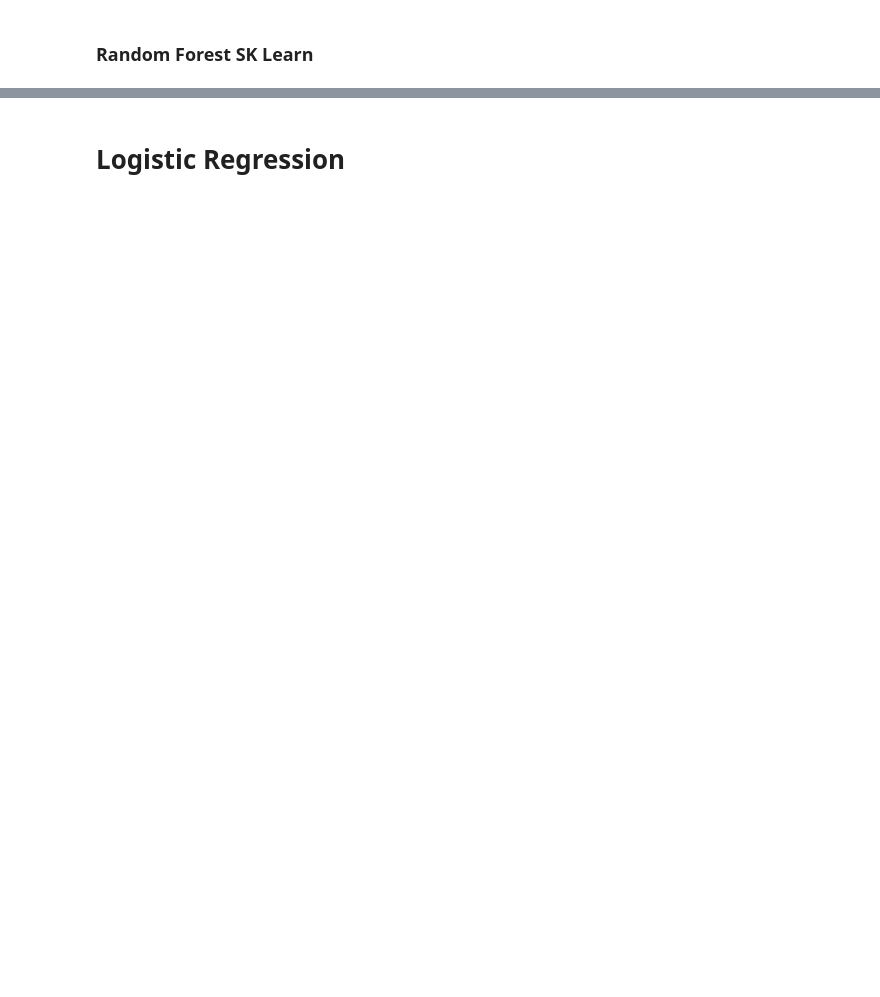
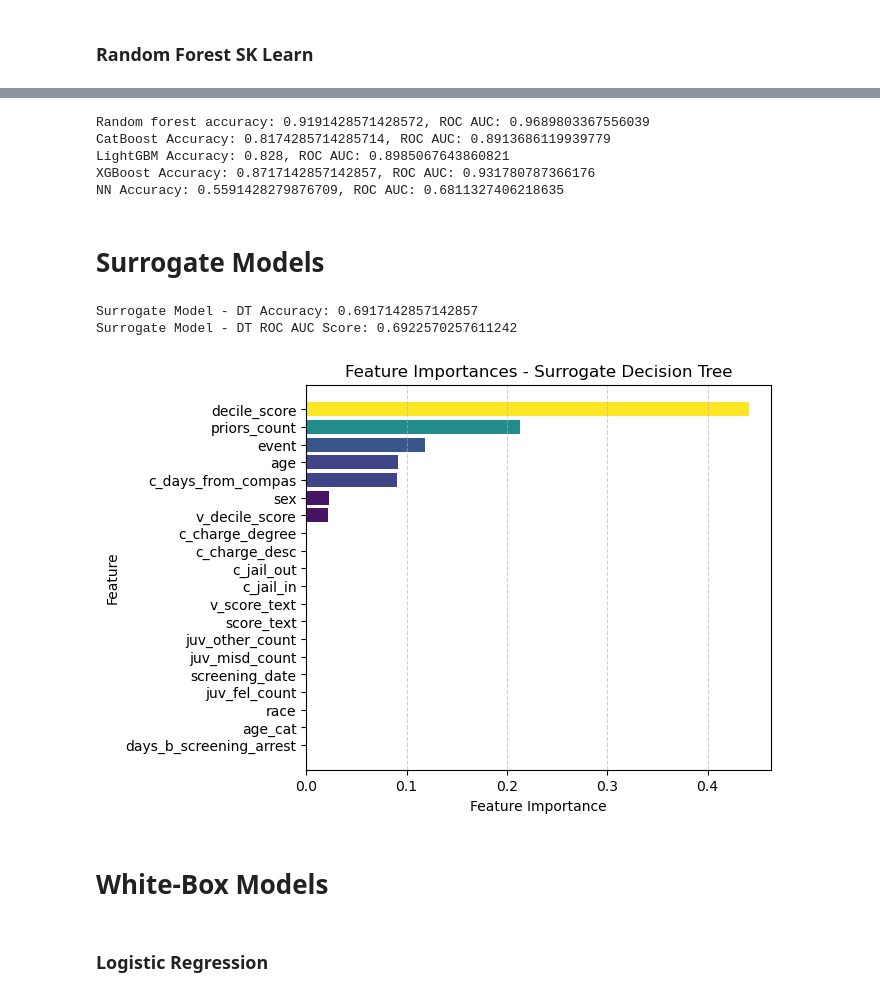
Before and after one commit to Guillaume-ds/algo_fairness, a Jupyter notebook: notebooks/2. Prep_for_models.ipynb, the cells around one changed output, grey strips where cells are left out. Drawn from its saved outputs; the diff is of its cells as text; code cells hidden in the pictures; blank space fills up the shorter version.

Commit message:
added surrogate model

```diff
--- a/notebooks/2. Prep_for_models.ipynb
+++ b/notebooks/2. Prep_for_models.ipynb
@@ -69,3 +107,17 @@ cat_model.fit(X_train, y_train, verbose=False)
 cat_predictions = cat_model.predict(X_test)
 cat_accuracy = accuracy_score(y_test, cat_predictions)
 cat_roc_auc = roc_auc_score(y_test, cat_model.predict_proba(X_test)[:, 1])
+# %%
+# LightGBM Classifier
+lgb_model = lgb.LGBMClassifier(num_iterations=200, learning_rate=0.1, max_depth=8, objective='binary', metric='binary_logloss')
+lgb_model.fit(X_train, y_train, verbose=False)
+lgb_predictions = lgb_model.predict(X_test)
+lgb_accuracy = accuracy_score(y_test, lgb_predictions)
+lgb_roc_auc = roc_auc_score(y_test, lgb_model.predict_proba(X_test)[:, 1])
+# %%
+# XGBoost Classifier
+xgb_model = xgb.XGBClassifier(n_estimators=200, learning_rate=0.1, max_depth=8, objective='binary:logistic')
+xgb_model.fit(X_train, y_train, verbose=False)
+xgb_predictions = xgb_model.predict(X_test)
+xgb_accuracy = accuracy_score(y_test, xgb_predictions)
+xgb_roc_auc = roc_auc_score(y_test, xgb_model.predict_proba(X_test)[:, 1])
@@ -72,5 +172,68 @@ cat_roc_auc = roc_auc_score(y_test, cat_model.predict_proba(X_test)[:, 1])
+# %%
+# Print the performance indicators for each model
+print(f"Random forest accuracy: {rf_accuracy}, ROC AUC: {rf_roc_auc}")
+print(f"CatBoost Accuracy: {cat_accuracy}, ROC AUC: {cat_roc_auc}")
+print(f"LightGBM Accuracy: {lgb_accuracy}, ROC AUC: {lgb_roc_auc}")
+print(f"XGBoost Accuracy: {xgb_accuracy}, ROC AUC: {xgb_roc_auc}")
+print(f"NN Accuracy: {nn_accuracy}, ROC AUC: {nn_roc_auc}")
+# %% [output]
+Random forest accuracy: 0.9191428571428572, ROC AUC: 0.9689803367556039
+CatBoost Accuracy: 0.8174285714285714, ROC AUC: 0.8913686119939779
+LightGBM Accuracy: 0.828, ROC AUC: 0.8985067643860821
+XGBoost Accuracy: 0.8717142857142857, ROC AUC: 0.931780787366176
+NN Accuracy: 0.5591428279876709, ROC AUC: 0.6811327406218635
+# %% [markdown]
+# Surrogate Models
+# %%
+# Step 1: Get predictions of the black box model (CatBoost)
+cat_predictions_train = cat_model.predict(X_train)
+
+# Step 2: Select an interpretable model type (Decision Tree)
+surrogate_model = DecisionTreeClassifier(max_depth=4)
+surrogate_model.fit(X_train, cat_predictions_train)
+surrogate_predictions_test = surrogate_model.predict(X_test)
+
+# Evaluate surrogate model performance (you can use different metrics based on your task)
+surrogate_accuracy = accuracy_score(y_test,surrogate_predictions_test)
+surrogate_auc =  roc_auc_score(y_test,surrogate_predictions_test)
+
+print("Surrogate Model - DT Accuracy:", surrogate_accuracy)
+print("Surrogate Model - DT ROC AUC Score:", surrogate_auc)
+
+# Step 5: Interpret the surrogate model (you can visualize the tree structure or feature importances)
+# visualize the tree structure
+
+
+dot_data = export_graphviz(surrogate_model, out_file=None, feature_names=X_train.columns, filled=True, rounded=True)
+graph = graphviz.Source(dot_data)
+graph.render("surrogate_DF_tree", format="png", cleanup=True)
+
+# plot feature importances
+feature_importances = pd.DataFrame()
+feature_importances['feature'] = X_train.columns
+feature_importances['importance'] = surrogate_model.feature_importances_
+
+# Sort feature importances in descending order
+feature_importances = feature_importances.sort_values(by='importance', ascending=True)
+
+# Plot feature importances with color and style adjustments
+plt.figure(figsize=(6, 5))
+bar_colors = plt.cm.viridis(feature_importances['importance'] / feature_importances['importance'].max())  # Color based on importance
+
+plt.barh(feature_importances['feature'], feature_importances['importance'], color=bar_colors)
+plt.xlabel('Feature Importance')
+plt.ylabel('Feature')
+plt.title('Feature Importances - Surrogate Decision Tree')
+plt.grid(axis='x', linestyle='--', alpha=0.6)
+plt.show()
+# %% [output]
+Surrogate Model - DT Accuracy: 0.6917142857142857
+Surrogate Model - DT ROC AUC Score: 0.6922570257611242
+[figure, added]
+# %% [markdown]
+# White-Box Models
 # %% [markdown]
-# Logistic Regression
+### Logistic Regression
 # %%
 # Logistic Regression
 log_model = LogisticRegression(max_iter=10_000)
```
Also changed, not shown: parts of 11 cells of this notebook, 1 other file.
